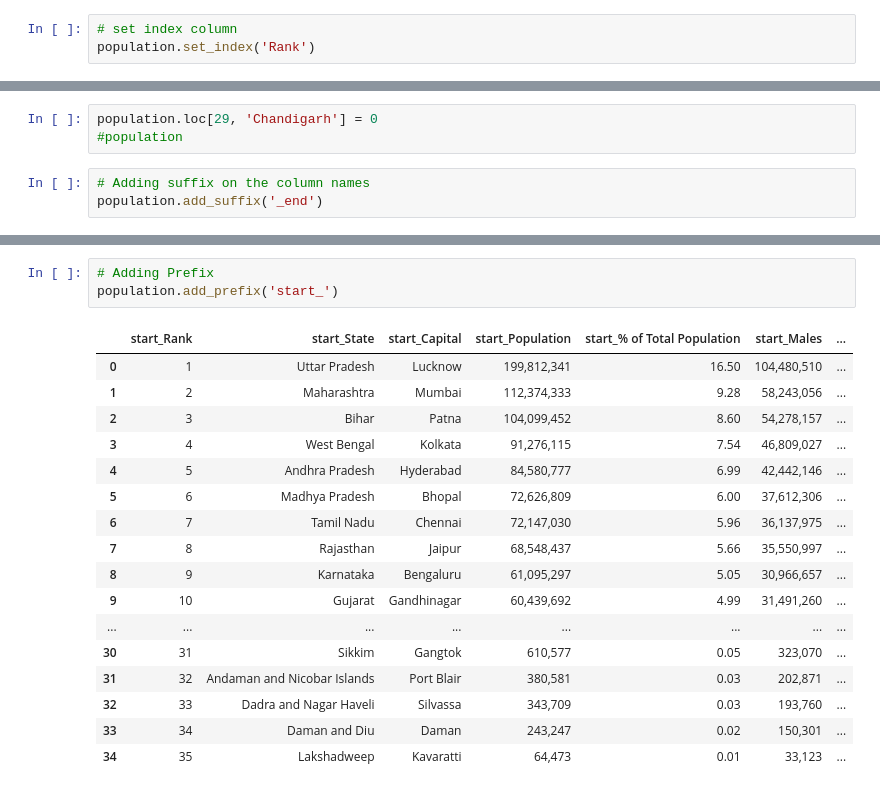
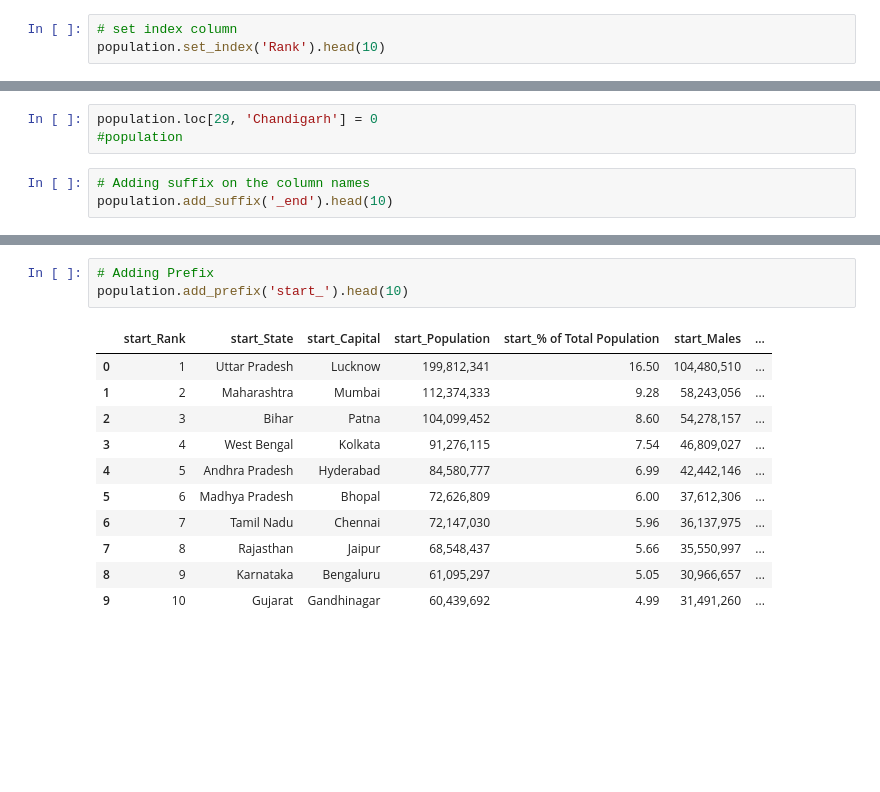
Before and after one commit to PurityKM/python-learn, a Jupyter notebook: india_population.ipynb, the cells around one changed output, grey strips where cells are left out. Saved outputs shown, nothing was run; the diff lists cells and outputs as text; blank space fills up the shorter version.

```diff
--- a/india_population.ipynb
+++ b/india_population.ipynb
@@ -121,7 +121,7 @@ population[population.State == 'Punjab']['Males'].sum()
 '14,639,465'
 # %%
 # set index column
-population.set_index('Rank')
+population.set_index('Rank').head(10)
 # %% [output]
 |  | State | Capital | Population | % of Total Population | Males | Females | Sex Ratio | Literacy Rate (%) | ... |
 | Rank |  |  |  |  |  |  |  |  | ... |
@@ -195,7 +189,7 @@ population.loc[29, 'Chandigarh'] = 0
 #population
 # %%
 # Adding suffix on the column names
-population.add_suffix('_end')
+population.add_suffix('_end').head(10)
 # %% [output]
 |  | Rank_end | State_end | Capital_end | Population_end | % of Total Population_end | Males_end | Females_end | ... |
 | 0 | 1 | Uttar Pradesh | Lucknow | 199,812,341 | 16.50 | 104,480,510 | 95,331,831 | ... |
@@ -217,21 +205,15 @@ population.add_suffix('_end')
 # %%
 # Adding Prefix
-population.add_prefix('start_')
+population.add_prefix('start_').head(10)
 # %% [output]
 |  | start_Rank | start_State | start_Capital | start_Population | start_% of Total Population | start_Males | ... |
 | 0 | 1 | Uttar Pradesh | Lucknow | 199,812,341 | 16.50 | 104,480,510 | ... |
 | 1 | 2 | Maharashtra | Mumbai | 112,374,333 | 9.28 | 58,243,056 | ... |
 | 2 | 3 | Bihar | Patna | 104,099,452 | 8.60 | 54,278,157 | ... |
 | 3 | 4 | West Bengal | Kolkata | 91,276,115 | 7.54 | 46,809,027 | ... |
 | 4 | 5 | Andhra Pradesh | Hyderabad | 84,580,777 | 6.99 | 42,442,146 | ... |
 | 5 | 6 | Madhya Pradesh | Bhopal | 72,626,809 | 6.00 | 37,612,306 | ... |
 | 6 | 7 | Tamil Nadu | Chennai | 72,147,030 | 5.96 | 36,137,975 | ... |
 | 7 | 8 | Rajasthan | Jaipur | 68,548,437 | 5.66 | 35,550,997 | ... |
 | 8 | 9 | Karnataka | Bengaluru | 61,095,297 | 5.05 | 30,966,657 | ... |
 | 9 | 10 | Gujarat | Gandhinagar | 60,439,692 | 4.99 | 31,491,260 | ... |
-| ... | ... | ... | ... | ... | ... | ... | ... |
-| 30 | 31 | Sikkim | Gangtok | 610,577 | 0.05 | 323,070 | ... |
-| 31 | 32 | Andaman and Nicobar Islands | Port Blair | 380,581 | 0.03 | 202,871 | ... |
-| 32 | 33 | Dadra and Nagar Haveli | Silvassa | 343,709 | 0.03 | 193,760 | ... |
-| 33 | 34 | Daman and Diu | Daman | 243,247 | 0.02 | 150,301 | ... |
-| 34 | 35 | Lakshadweep | Kavaratti | 64,473 | 0.01 | 33,123 | ... |
```
Also changed, not shown: parts of 2 cells of this notebook.
